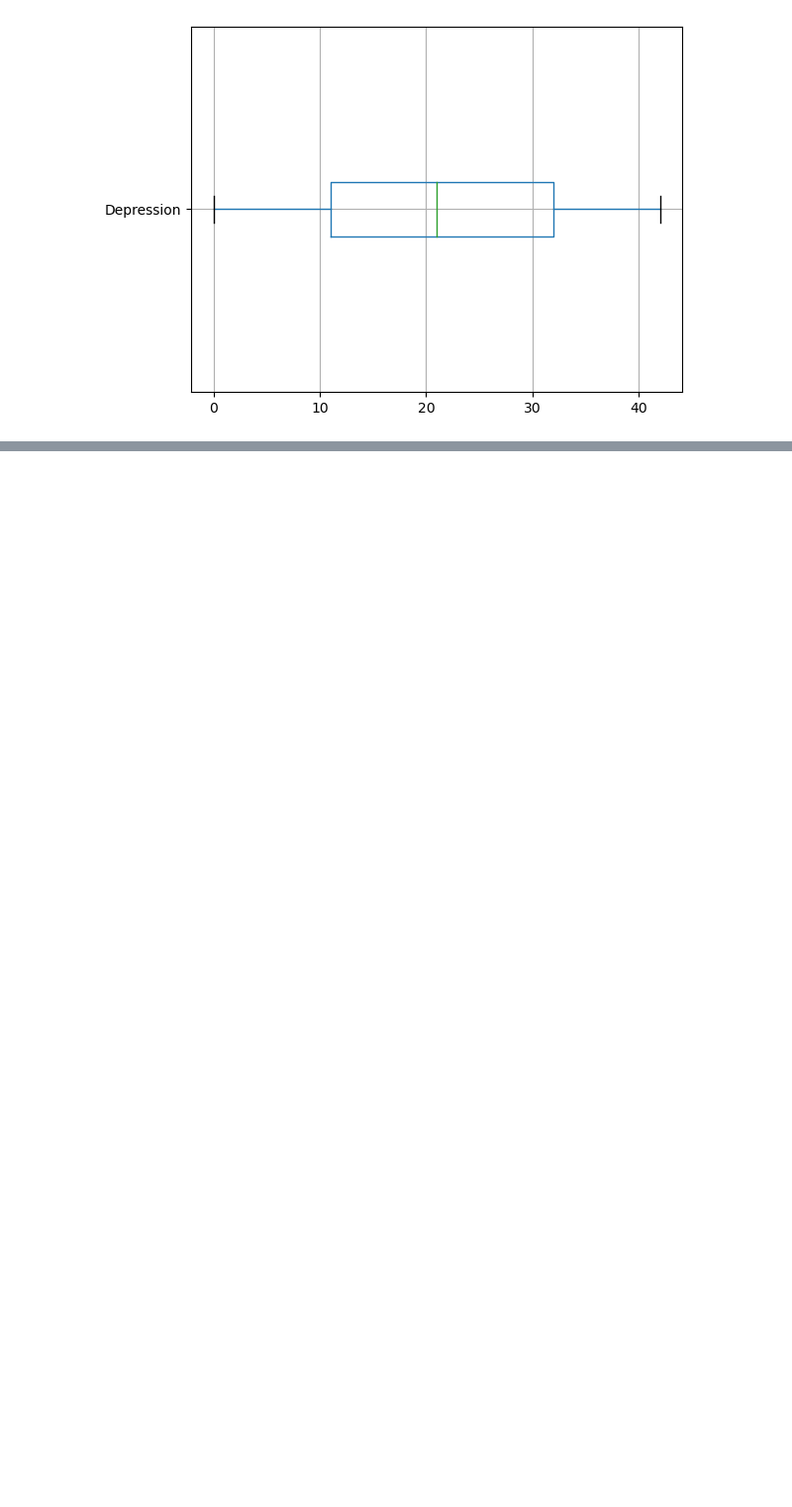
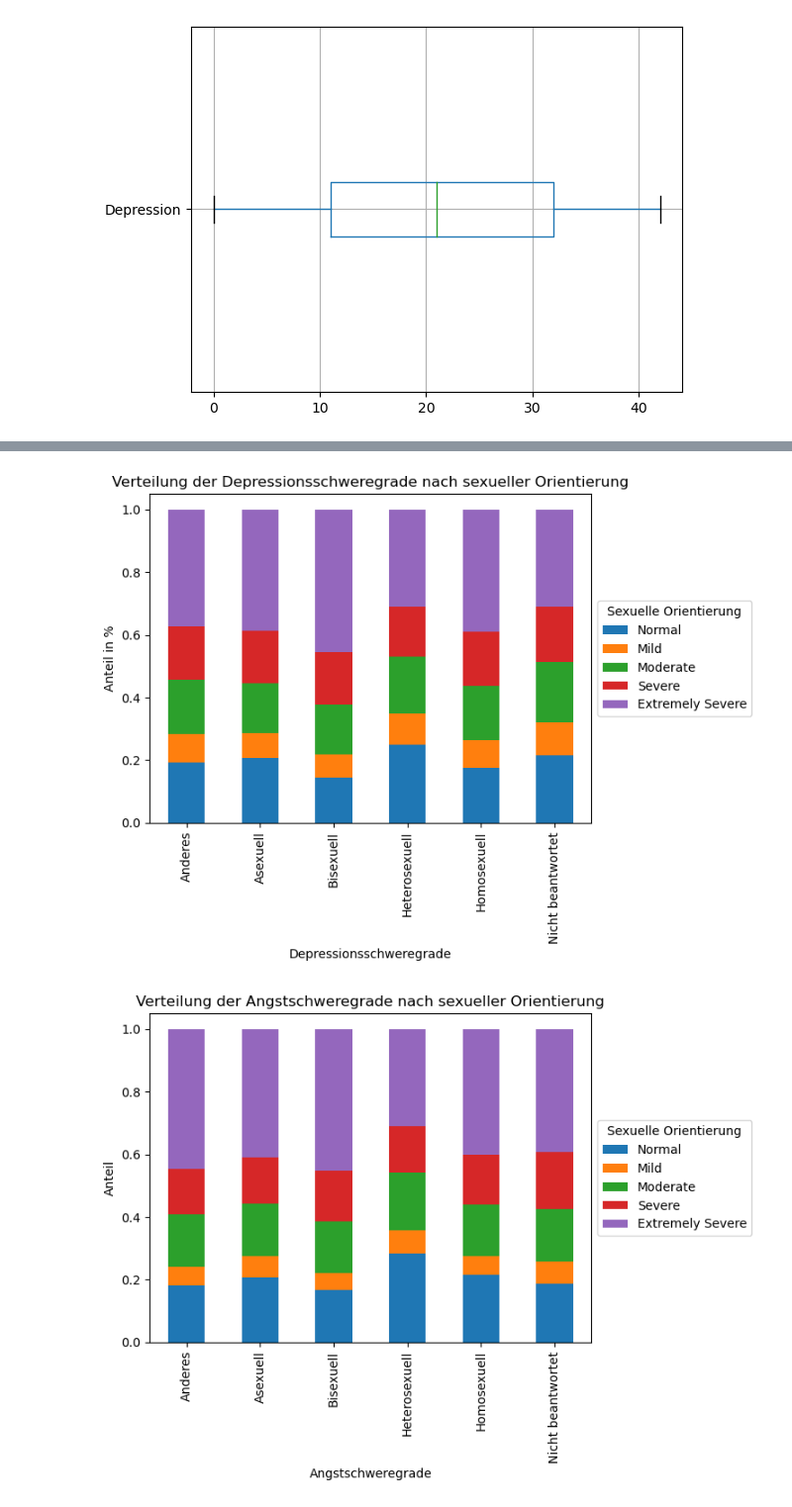
Before and after one commit to wi21b030/Mental-Health, a Jupyter notebook: Mental-Health.ipynb, the cells around one changed output, grey strips where cells are left out. Shown at 99% size. Cells and saved outputs as stored; diff of their text form; code cells hidden in the pictures; blank space fills up the shorter version.

```diff
--- a/Mental-Health.ipynb
+++ b/Mental-Health.ipynb
@@ -241,7 +335,7 @@ plt.show()
 ### Sexuelle Orientierung
 Es wird untersucht, wie die sexuelle Orientierung unter den Befragten verteilt ist. In einem ersten Schritt werden die Daten einfach ausgegeben.
 # %%
-orientations = data['orientation'].map({1:'Heterosexuell', 2:'Bisexuell',3: 'Homosexuell',4: 'Asexuell',5: 'Anderes'})
+orientations = data['orientation'].map({0:'Nicht beantwortet',1:'Heterosexuell', 2:'Bisexuell',3: 'Homosexuell',4: 'Asexuell',5: 'Anderes'})
 orientations_percent=orientations.value_counts(normalize=True)*100
 
 print(orientations_percent)
@@ -425,0 +656,5 @@ plt.show()
+# %%
+orientations_depression_counts=data.groupby([orientations,'Depression Category']).size().unstack()
+orientations_stress_counts=data.groupby([orientations,'Stress Category']).size().unstack()
+orientations_anxiety_counts=data.groupby([orientations,'Anxiety Category']).size().unstack()
+orientations_depression_counts
@@ -425,0 +771,28 @@ plt.show()
+# %%
+orientations_depression_counts=orientations_depression_counts.div(orientations_depression_counts.sum(axis=1), axis=0)
+orientations_anxiety_counts = orientations_anxiety_counts.div(orientations_anxiety_counts.sum(axis=1), axis=0)
+orientations_stress_counts = orientations_stress_counts.div(orientations_stress_counts.sum(axis=1), axis=0)
+orientations_depression_counts.plot(kind='bar', stacked=True)
+plt.title('Verteilung der Depressionsschweregrade nach sexueller Orientierung')
+plt.xlabel('Depressionsschweregrade')
+plt.ylabel('Anteil in %')
+#labels=['Heterosexuel','Bisexuell','Homosexuell','Asexuell','Anderes']
+#plt.xticks(range(len(labels)), labels)
+plt.legend(title='Sexuelle Orientierung', loc='center left', bbox_to_anchor=(1, 0.5))
+
+orientations_anxiety_counts.plot(kind='bar', stacked=True)
+plt.title('Verteilung der Angstschweregrade nach sexueller Orientierung')
+plt.xlabel('Angstschweregrade')
+plt.ylabel('Anteil')
+plt.legend(title='Sexuelle Orientierung', loc='center left', bbox_to_anchor=(1, 0.5))
+
+orientations_stress_counts.plot(kind='bar', stacked=True)
+plt.title('Verteilung der Stressschweregrade nach sexueller Orientierung')
+plt.xlabel('Stressschweregrade')
+plt.ylabel('Anteil')
+plt.legend(title='Sexuelle Orientierung', loc='center left', bbox_to_anchor=(1, 0.5))
+
+plt.show()
+# %% [output]
+[figure, added]
+[figure, added]
```
Also changed, not shown: parts of 51 cells of this notebook.
